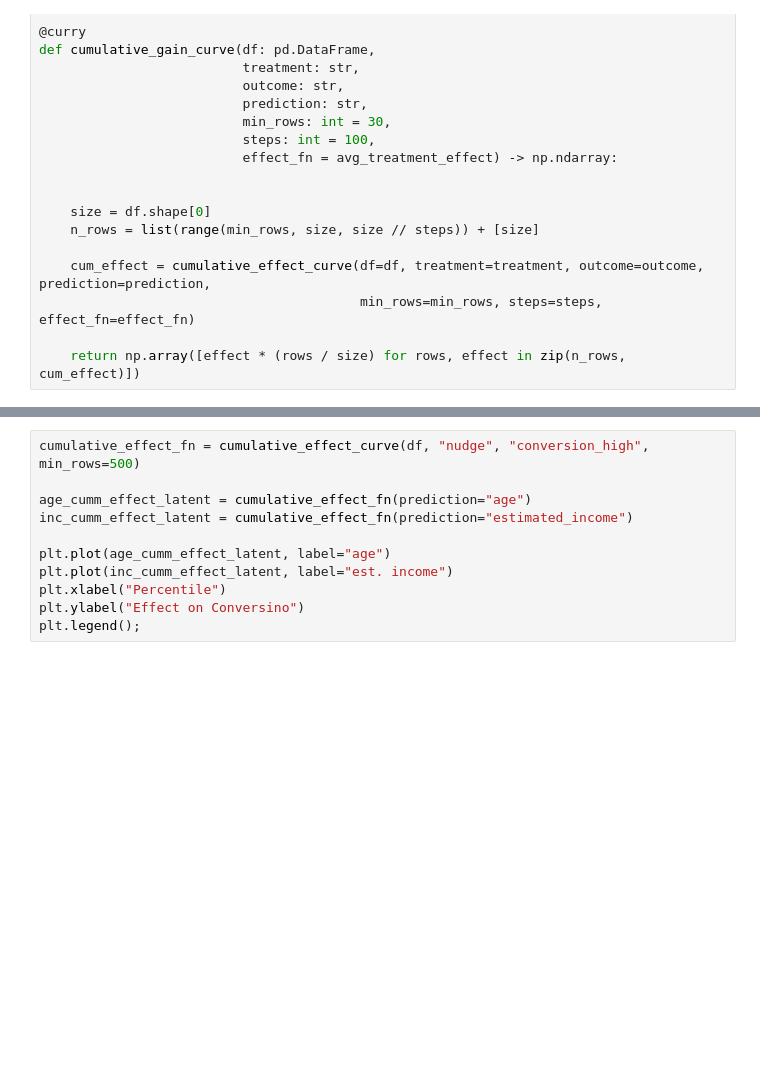
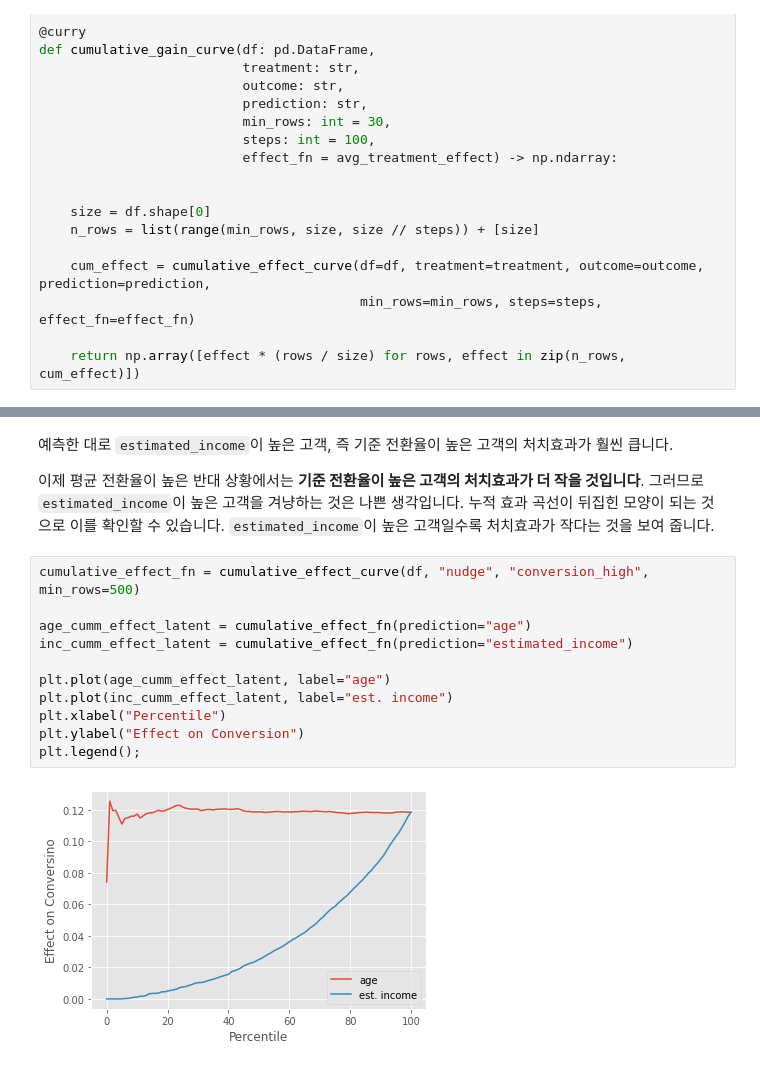
Before and after one commit to CausalInferenceLab/Causal-Inference-with-Python, a Jupyter notebook: causal-inference-for-the-brave-and-true/23-Challenges-with-Effect-Heterogeneity-and-Nonlinearity.ipynb, the cells around one changed output, grey strips where cells are left out. Cells and saved outputs as stored; diff of their text form; blank space fills up the shorter version.

```diff
--- a/causal-inference-for-the-brave-and-true/23-Challenges-with-Effect-Heterogeneity-and-Nonlinearity.ipynb
+++ b/causal-inference-for-the-brave-and-true/23-Challenges-with-Effect-Heterogeneity-and-Nonlinearity.ipynb
@@ -200,11 +221,17 @@ plt.legend();
+# %% [markdown]
+예측한 대로 `estimated_income`이 높은 고객, 즉 기준 전환율이 높은 고객의 처치효과가 훨씬 큽니다.
+
+이제 평균 전환율이 높은 반대 상황에서는 **기준 전환율이 높은 고객의 처치효과가 더 작을 것입니다**. 그러므로 `estimated_income`이 높은 고객을 겨냥하는 것은 나쁜 생각입니다. 누적 효과 곡선이 뒤집힌 모양이 되는 것으로 이를 확인할 수 있습니다. `estimated_income`이 높은 고객일수록 처치효과가 작다는 것을 보여 줍니다.
 # %%
 cumulative_effect_fn = cumulative_effect_curve(df, "nudge", "conversion_high", min_rows=500)
 
 age_cumm_effect_latent = cumulative_effect_fn(prediction="age")
 inc_cumm_effect_latent = cumulative_effect_fn(prediction="estimated_income")
 
 plt.plot(age_cumm_effect_latent, label="age")
 plt.plot(inc_cumm_effect_latent, label="est. income")
 plt.xlabel("Percentile")
-plt.ylabel("Effect on Conversino")
+plt.ylabel("Effect on Conversion")
 plt.legend();
+# %% [output]
+[figure, added]
```
Also changed, not shown: parts of 45 cells of this notebook.
